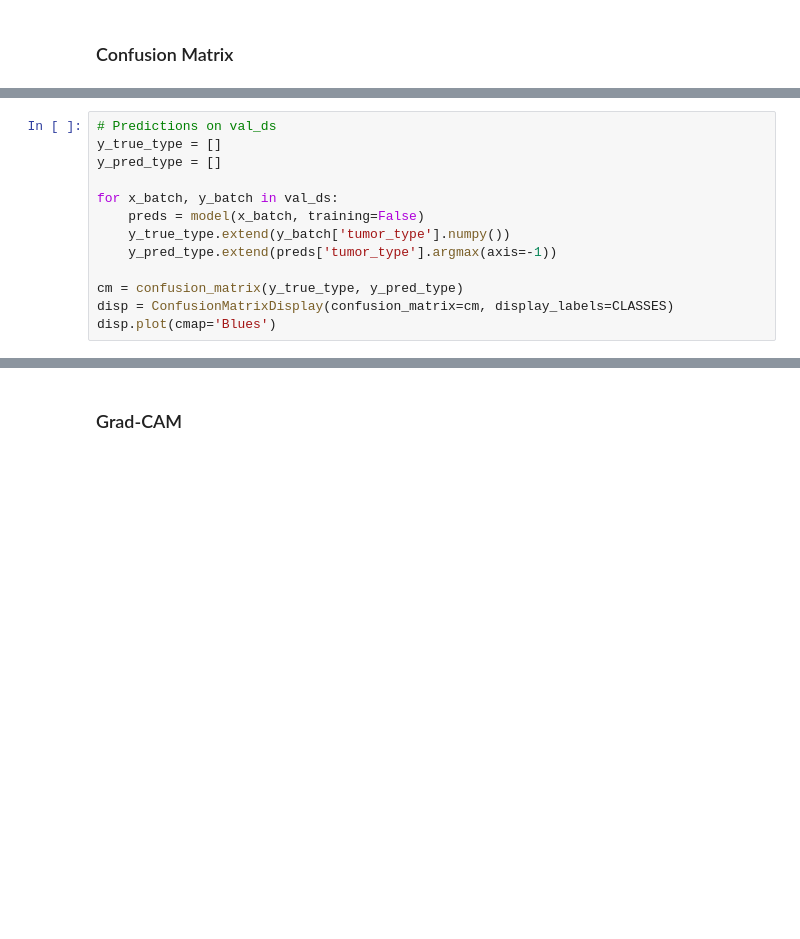
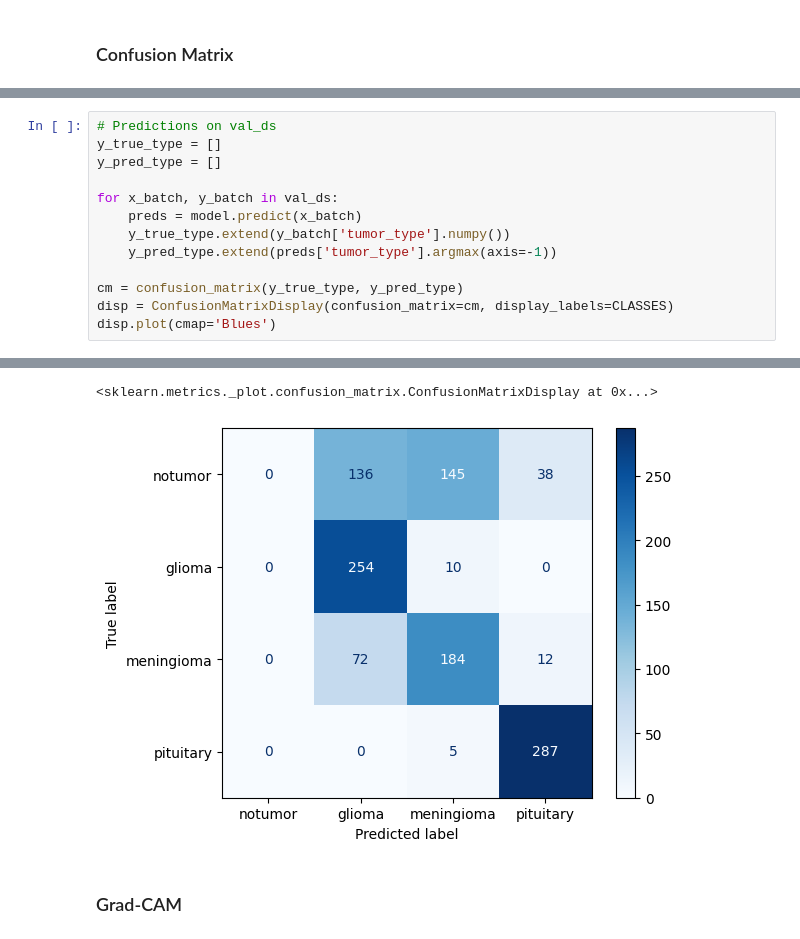
Before and after one commit to Jeremy-Duval-PhD/Brain_Tumor_MRI_Dataset, a Jupyter notebook: notebooks/Modeling.ipynb, the cells around one changed output, grey strips where cells are left out. Drawn from its saved outputs; the diff is of its cells as text; blank space fills up the shorter version.

```diff
--- a/notebooks/Modeling.ipynb
+++ b/notebooks/Modeling.ipynb
@@ -655,10 +645,11 @@ y_true_type = []
 y_pred_type = []
 
 for x_batch, y_batch in val_ds:
-    preds = model(x_batch, training=False)
+    preds = model.predict(x_batch)
     y_true_type.extend(y_batch['tumor_type'].numpy())
     y_pred_type.extend(preds['tumor_type'].argmax(axis=-1))
 
 cm = confusion_matrix(y_true_type, y_pred_type)
 disp = ConfusionMatrixDisplay(confusion_matrix=cm, display_labels=CLASSES)
 disp.plot(cmap='Blues')
+# %% [output]
@@ -665,3 +673,5 @@ disp.plot(cmap='Blues')
+<sklearn.metrics._plot.confusion_matrix.ConfusionMatrixDisplay at 0x...>
+[figure, added]
 # %% [markdown]
 ### Grad-CAM
 # %%
```
Also changed, not shown: parts of 12 cells of this notebook.
